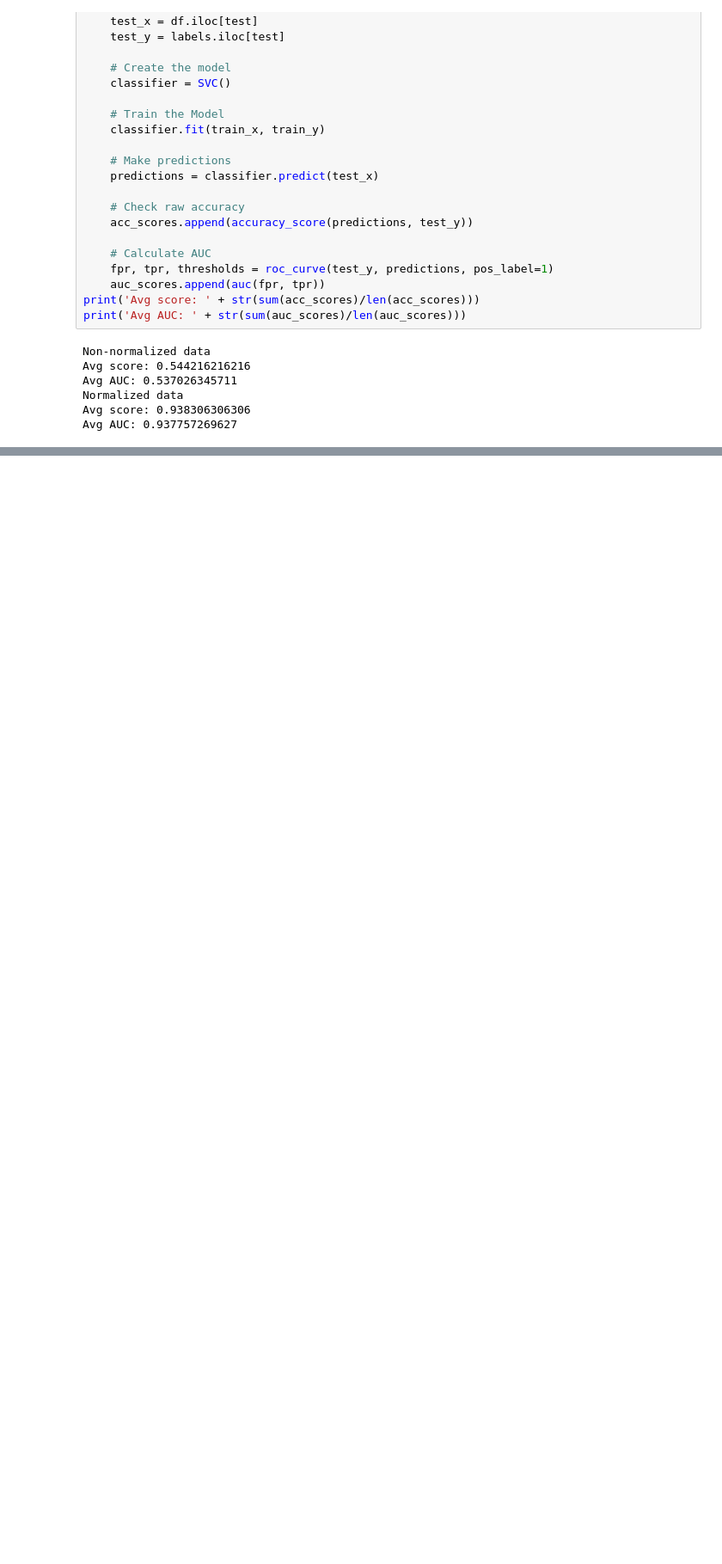
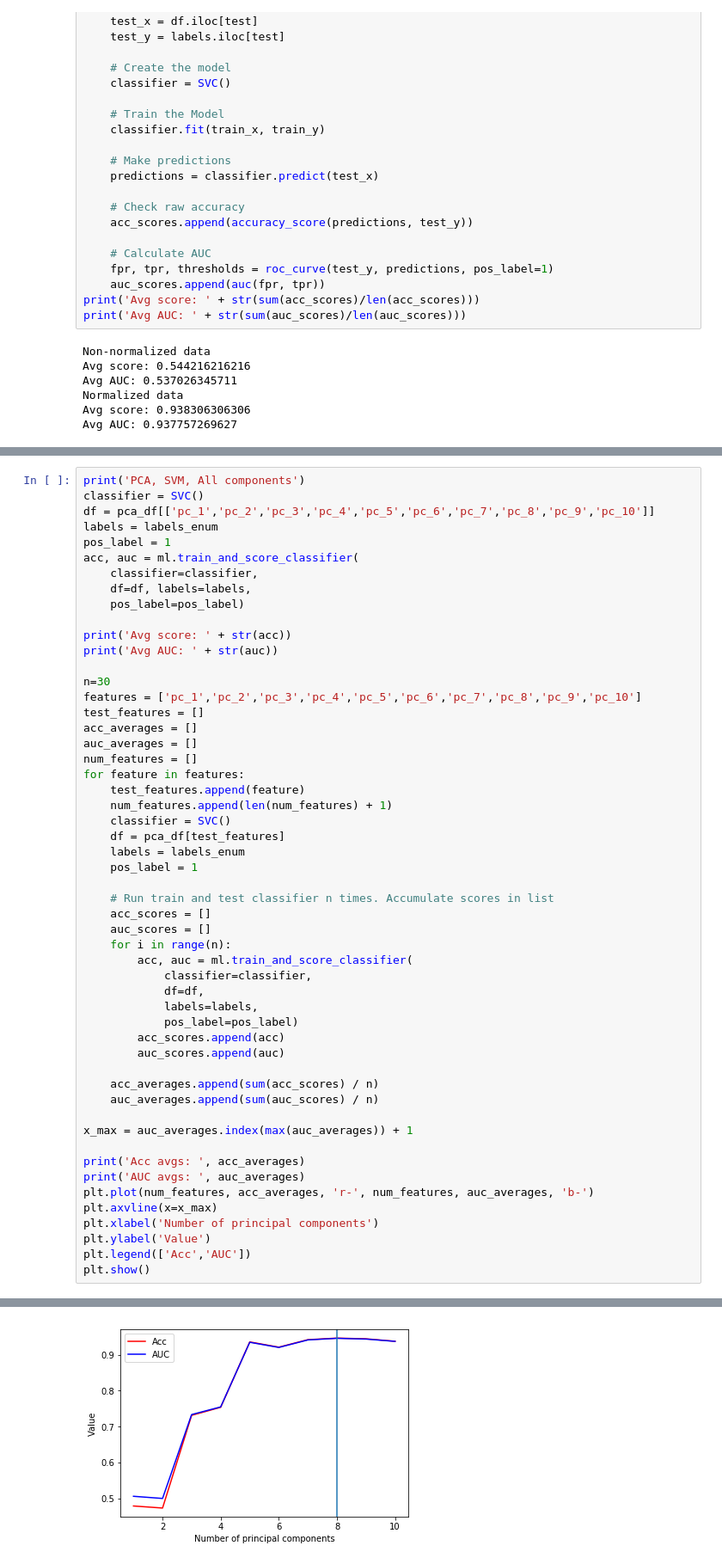
Before and after one commit to jlouie3/Conda_Notebooks, a Jupyter notebook: Projects/DementiaPrediction/1_Intro_and_Import.ipynb, the cells around one changed output, grey strips where cells are left out. Shown at 86% size. Drawn from its saved outputs; the diff is of its cells as text; blank space fills up the shorter version.

```diff
--- a/Projects/DementiaPrediction/1_Intro_and_Import.ipynb
+++ b/Projects/DementiaPrediction/1_Intro_and_Import.ipynb
@@ -483,0 +461,54 @@ pd.concat([plot_df,df_norm],axis=1)
+# %%
+print('PCA, SVM, All components')
+classifier = SVC()
+df = pca_df[['pc_1','pc_2','pc_3','pc_4','pc_5','pc_6','pc_7','pc_8','pc_9','pc_10']]
+labels = labels_enum
+pos_label = 1
+acc, auc = ml.train_and_score_classifier(
+    classifier=classifier,
+    df=df, labels=labels,
+    pos_label=pos_label)
+
+print('Avg score: ' + str(acc))
+print('Avg AUC: ' + str(auc))
+
+n=30
+features = ['pc_1','pc_2','pc_3','pc_4','pc_5','pc_6','pc_7','pc_8','pc_9','pc_10']
+test_features = []
+acc_averages = []
+auc_averages = []
+num_features = []
+for feature in features:
+    test_features.append(feature)
+    num_features.append(len(num_features) + 1)
+    classifier = SVC()
+    df = pca_df[test_features]
+    labels = labels_enum
+    pos_label = 1
+
+    # Run train and test classifier n times. Accumulate scores in list
+    acc_scores = []
+    auc_scores = []
+    for i in range(n):
+        acc, auc = ml.train_and_score_classifier(
+            classifier=classifier,
+            df=df,
+            labels=labels,
+            pos_label=pos_label)
+        acc_scores.append(acc)
+        auc_scores.append(auc)
+
+    acc_averages.append(sum(acc_scores) / n)
+    auc_averages.append(sum(auc_scores) / n)
+
+x_max = auc_averages.index(max(auc_averages)) + 1
+
+print('Acc avgs: ', acc_averages)
+print('AUC avgs: ', auc_averages)
+plt.plot(num_features, acc_averages, 'r-', num_features, auc_averages, 'b-')
+plt.axvline(x=x_max)
+plt.xlabel('Number of principal components')
+plt.ylabel('Value')
+plt.legend(['Acc','AUC'])
+plt.show()
+# %% [output]
@@ -483,0 +520 @@ pd.concat([plot_df,df_norm],axis=1)
+[figure, added]
```
Also changed, not shown: parts of 5 cells of this notebook, 2 other files.
